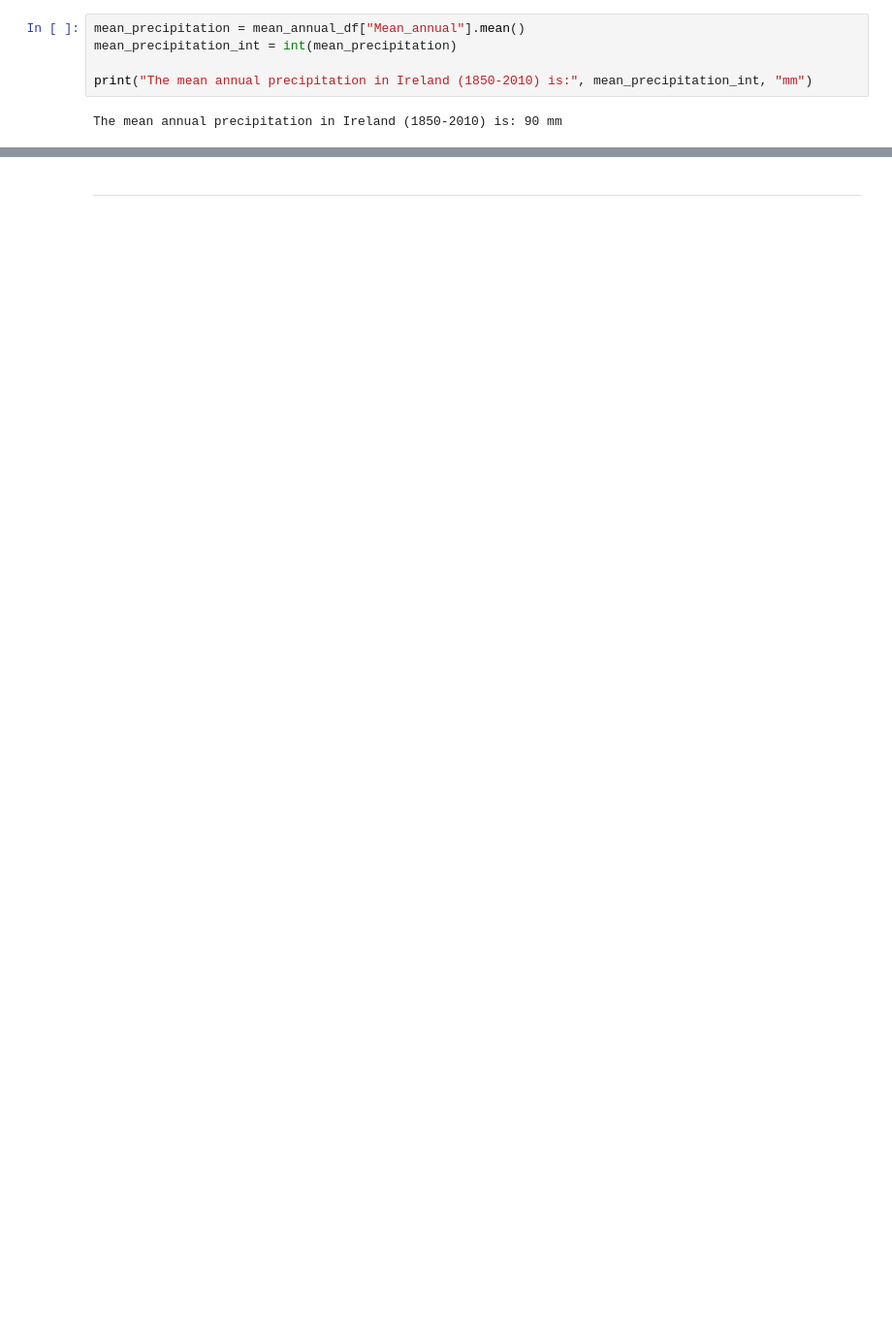
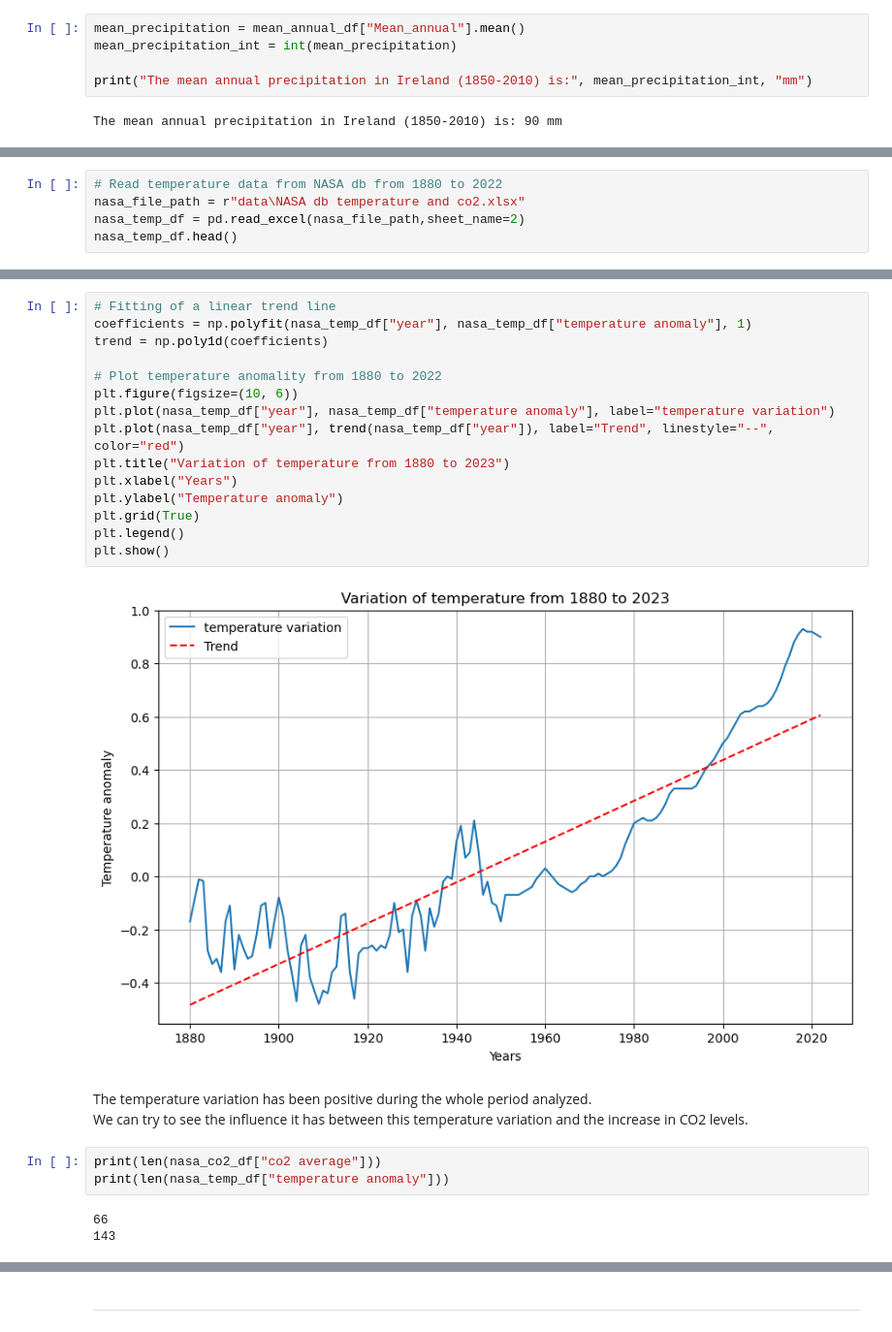
Before and after one commit to jalaca91/project2-programming-data-analysis, a Jupyter notebook: project.ipynb, the cells around one changed output, grey strips where cells are left out. Shown at 97% size. Saved outputs shown, nothing was run; the diff lists cells and outputs as text; blank space fills up the shorter version.

```diff
--- a/project.ipynb
+++ b/project.ipynb
@@ -361,0 +432,5 @@ The mean annual precipitation in Ireland (1850-2010) is: 90 mm
+# %%
+# Read temperature data from NASA db from 1880 to 2022
+nasa_file_path = r"data\NASA db temperature and co2.xlsx"
+nasa_temp_df = pd.read_excel(nasa_file_path,sheet_name=2)
+nasa_temp_df.head()
@@ -361,0 +444,26 @@ The mean annual precipitation in Ireland (1850-2010) is: 90 mm
+# %%
+# Fitting of a linear trend line
+coefficients = np.polyfit(nasa_temp_df["year"], nasa_temp_df["temperature anomaly"], 1)
+trend = np.poly1d(coefficients)
+
+# Plot temperature anomality from 1880 to 2022
+plt.figure(figsize=(10, 6))
+plt.plot(nasa_temp_df["year"], nasa_temp_df["temperature anomaly"], label="temperature variation")
+plt.plot(nasa_temp_df["year"], trend(nasa_temp_df["year"]), label="Trend", linestyle="--", color="red")
+plt.title("Variation of temperature from 1880 to 2023")
+plt.xlabel("Years")
+plt.ylabel("Temperature anomaly")
+plt.grid(True)
+plt.legend()
+plt.show()
+# %% [output]
+[figure, added]
+# %% [markdown]
+The temperature variation has been positive during the whole period analyzed.
+We can try to see the influence it has between this temperature variation and the increase in CO2 levels.
+# %%
+print(len(nasa_co2_df["co2 average"]))
+print(len(nasa_temp_df["temperature anomaly"]))
+# %% [output]
+66
+143
```
Also changed, not shown: parts of 29 cells of this notebook.
